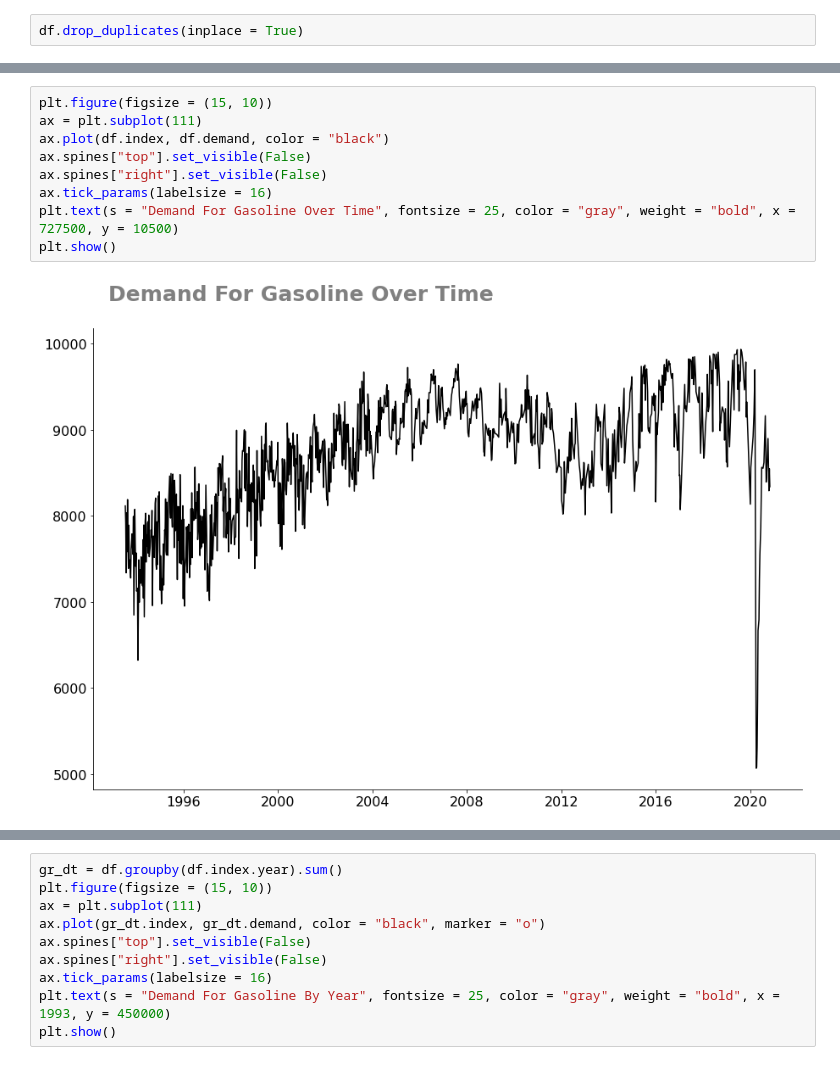
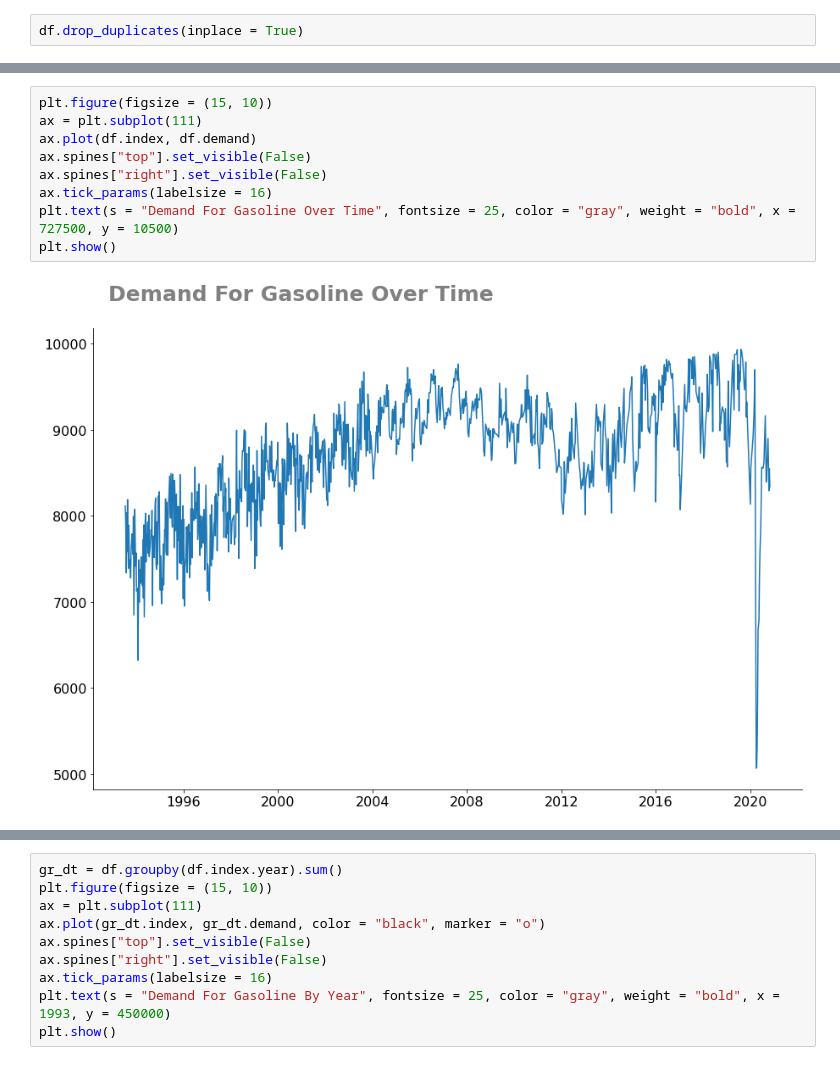
Before and after one commit to MatheusRocha0/Demand-Forecasting, a Jupyter notebook: US_Demand_For_Gasoline_Forecasting.ipynb, the cells around one changed output, grey strips where cells are left out. Drawn from its saved outputs; the diff is of its cells as text.

```diff
--- a/US_Demand_For_Gasoline_Forecasting.ipynb
+++ b/US_Demand_For_Gasoline_Forecasting.ipynb
@@ -93,11 +121,11 @@ df.drop_duplicates(inplace = True)
 # %%
 plt.figure(figsize = (15, 10))
 ax = plt.subplot(111)
-ax.plot(df.index, df.demand, color = "black")
+ax.plot(df.index, df.demand)
 ax.spines["top"].set_visible(False)
 ax.spines["right"].set_visible(False)
 ax.tick_params(labelsize = 16)
 plt.text(s = "Demand For Gasoline Over Time", fontsize = 25, color = "gray", weight = "bold", x = 727500, y = 10500)
 plt.show()
 # %% [output]
-[figure, old version]
+[figure, new version]
```
Also changed, not shown: parts of 32 cells of this notebook.
